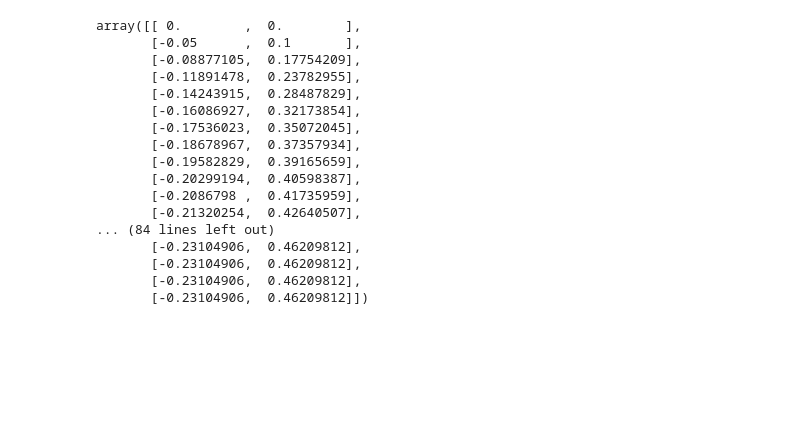
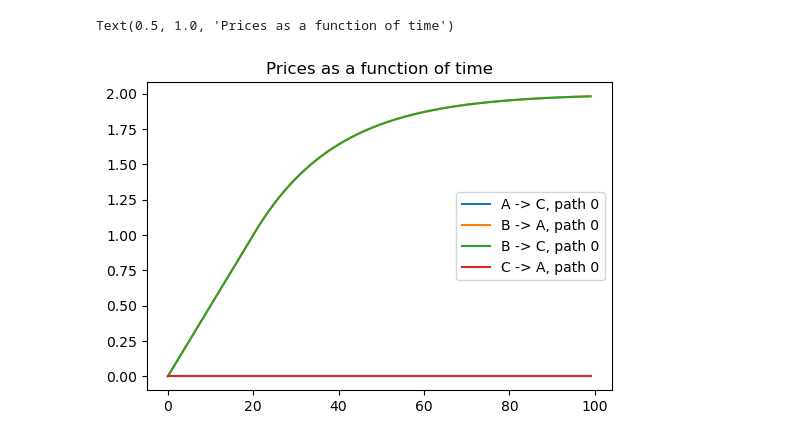
Before and after one commit to surya-sankagiri/payment-channel-networks, a Jupyter notebook: DEBT_control.ipynb, the cells around one changed output. Saved outputs shown, nothing was run; the diff lists cells and outputs as text; code cells hidden in the pictures; blank space fills up the shorter version.

```diff
--- a/DEBT_control.ipynb
+++ b/DEBT_control.ipynb
@@ -87,20 +141,12 @@ plt.legend()
-# %%
-path_price_data[(1,2)]
-# %% [output]
-array([[ 0.        ,  0.        ],
-       [-0.05      ,  0.1       ],
-       [-0.08877105,  0.17754209],
-       [-0.11891478,  0.23782955],
-       [-0.14243915,  0.28487829],
-       [-0.16086927,  0.32173854],
-       [-0.17536023,  0.35072045],
-       [-0.18678967,  0.37357934],
-       [-0.19582829,  0.39165659],
-       [-0.20299194,  0.40598387],
-       [-0.2086798 ,  0.41735959],
-       [-0.21320254,  0.42640507],
-... (84 lines left out)
-       [-0.23104906,  0.46209812],
-       [-0.23104906,  0.46209812],
-       [-0.23104906,  0.46209812],
-       [-0.23104906,  0.46209812]])
+# %%
+plt.figure(figsize=(6,4))
+for i in range(n):
+    for j in range(n):
+        if myPCN.demands[i,j] > 0:
+            for k in range(len(myPCN.paths[(i,j)])):
+                plt.plot(path_price_data[(i,j)][:,k], label = alphabets[i] + " -> " + alphabets[j] + ", path " + str(k))
+plt.legend()
+plt.title("Prices as a function of time")
+# %% [output]
+Text(0.5, 1.0, 'Prices as a function of time')
+[figure, added]
```
Also changed, not shown: parts of 10 cells of this notebook, 2 other files.
